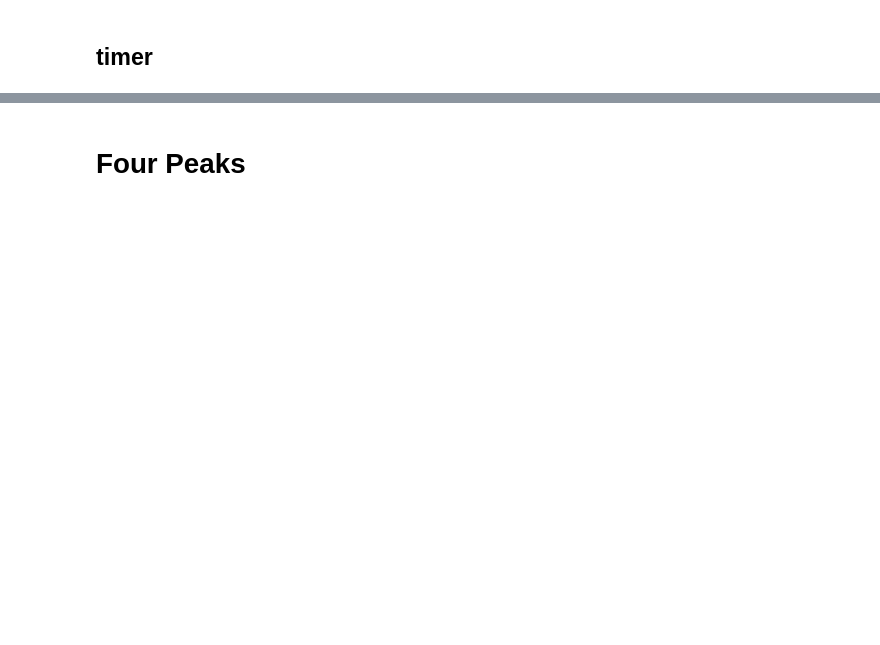
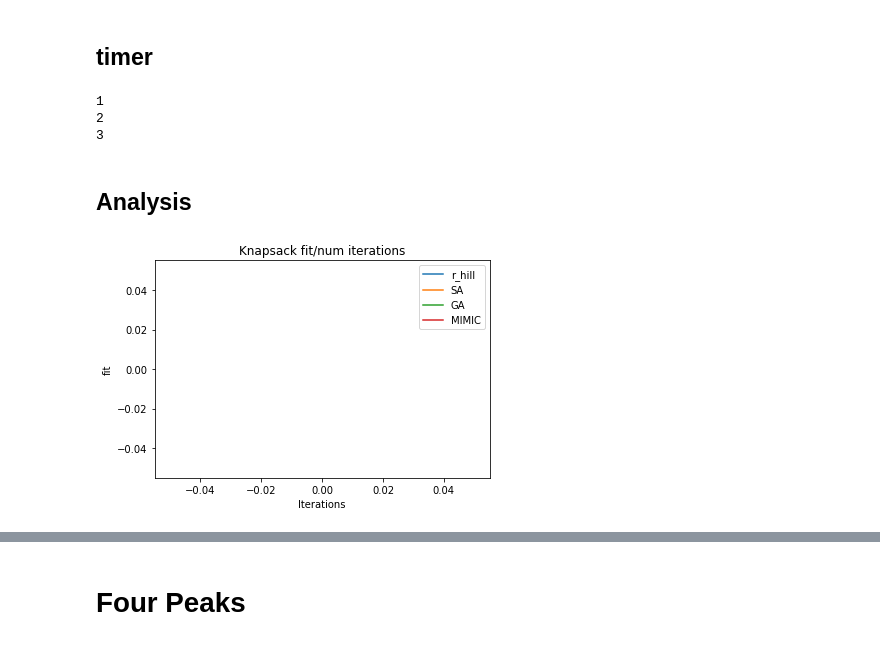
Before and after one commit to jfuerst92/Brigandine, a Jupyter notebook: analysis.ipynb, the cells around one changed output, grey strips where cells are left out. Cells and saved outputs as stored; diff of their text form; code cells hidden in the pictures; blank space fills up the shorter version.

```diff
--- a/analysis.ipynb
+++ b/analysis.ipynb
@@ -263,11 +282,33 @@ times_per_iterations['OneMax']['GA'] = times
 times = time_iteration_test(max_iter_range, problem, mlrose.mimic, mimic_args, plot=False, alg_name="MIMIC", prob_name="OneMax")
 times_per_iterations['OneMax']['MIMIC'] = times
 # %%
-state, fitness, curve = fit_iteration_test(problem, mlrose.random_hill_climb, r_hill_args, plot=False, alg_name="r_hill", prob_name="OneMax")
+iters = np.inf
+state, fitness, curve = fit_iteration_test(problem, iters, mlrose.random_hill_climb, r_hill_args, plot=False, alg_name="r_hill", prob_name="OneMax")
 fit_per_iterations['OneMax']['r_hill'] = curve
-state, fitness, curve = fit_iteration_test(problem, mlrose.simulated_annealing, sa_args, plot=False, alg_name="SA", prob_name="OneMax")
+print(1)
+state, fitness, curve = fit_iteration_test(problem, iters, mlrose.simulated_annealing, sa_args, plot=False, alg_name="SA", prob_name="OneMax")
 fit_per_iterations['OneMax']['SA'] = curve
-state, fitness, curve = fit_iteration_test(problem, mlrose.genetic_alg, ga_args, plot=False, alg_name="GA", prob_name="OneMax")
+print(2)
+state, fitness, curve = fit_iteration_test(problem, iters, mlrose.genetic_alg, ga_args, plot=False, alg_name="GA", prob_name="OneMax")
 fit_per_iterations['OneMax']['GA'] = curve
-state, fitness, curve = fit_iteration_test(problem, mlrose.mimic, mimic_args, plot=False, alg_name="MIMIC", prob_name="OneMax")
+print(3)
+state, fitness, curve = fit_iteration_test(problem, iters, mlrose.mimic, mimic_args, plot=False, alg_name="MIMIC", prob_name="OneMax")
 fit_per_iterations['OneMax']['MIMIC'] = curve
+# %% [output]
+1
+2
+3
+# %% [markdown]
+## Analysis
+# %%
+plt.plot(fit_per_iterations['OneMax']['r_hill'], label="r_hill")
+plt.plot(fit_per_iterations['OneMax']['SA'], label="SA")
+plt.plot(fit_per_iterations['OneMax']['GA'], label="GA")
+plt.plot(fit_per_iterations['OneMax']['MIMIC'], label="MIMIC")
+plt.xlabel ('Iterations')
+plt.ylabel ('fit')
+plt.legend()
+plt.title ('Knapsack fit/num iterations')
+plt.show()
+# %% [output]
+[figure, added]
```
Also changed, not shown: parts of 17 cells of this notebook, 20 other files.
